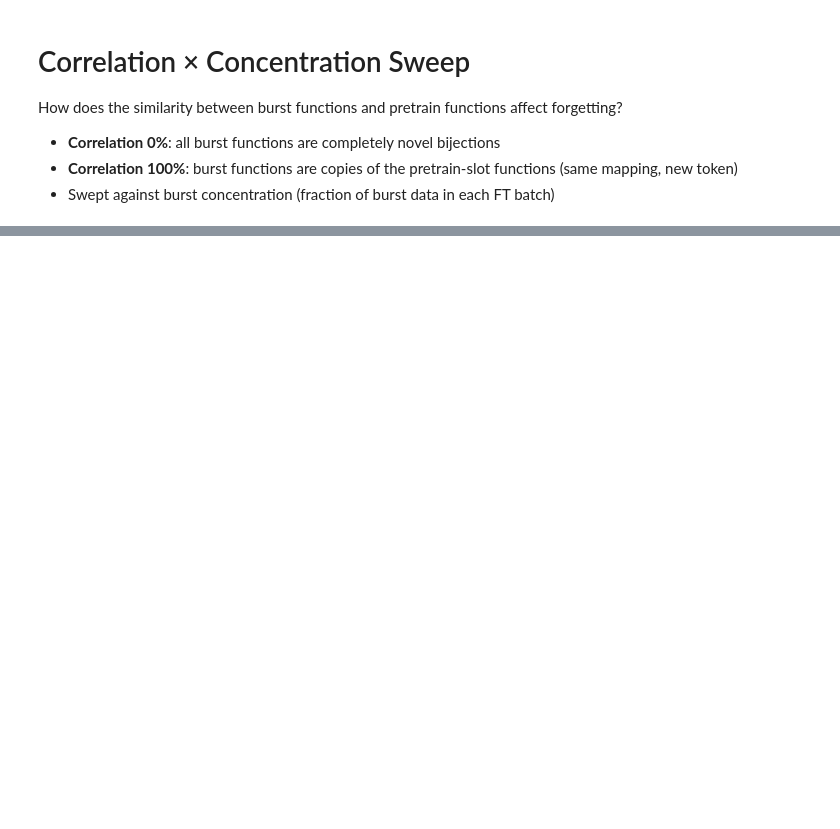
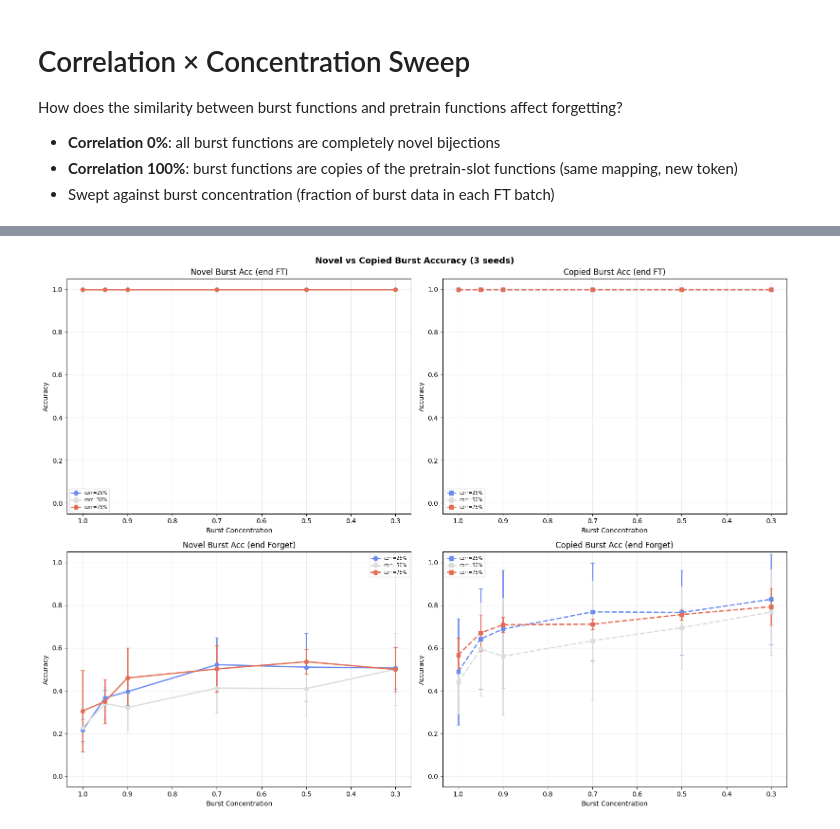
Before and after one commit to ipdimitrov/compositional_capabilities_burst, a Jupyter notebook: notebooks/correlation_concentration_sweep.ipynb, the cells around one changed output, grey strips where cells are left out. Drawn from its saved outputs; the diff is of its cells as text; code cells hidden in the pictures; blank space fills up the shorter version.

```diff
--- a/notebooks/correlation_concentration_sweep.ipynb
+++ b/notebooks/correlation_concentration_sweep.ipynb
@@ -331,0 +347,41 @@ plt.show()
+# %%
+# ── Novel vs Copied burst accuracy breakdown ──
+# Only meaningful for correlations with both novel AND copied functions (25%, 50%, 75%)
+mixed_corrs = [c for c in CORRELATIONS if 0 < c < 1]
+corr_colors_mix = plt.cm.coolwarm(np.linspace(0.15, 0.85, len(mixed_corrs)))
+
+fig, axes = plt.subplots(2, 2, figsize=(16, 12))
+
+for i_c, corr in enumerate(mixed_corrs):
+    c = corr_colors_mix[i_c]
+    lbl = f"corr={int(corr*100)}%"
+    i_corr = CORRELATIONS.index(corr)
+
+    axes[0, 0].errorbar(FRACS, grids_mean["ft_burst_novel_acc"][i_corr],
+                         yerr=grids_std["ft_burst_novel_acc"][i_corr],
+                         fmt="o-", color=c, label=lbl, linewidth=2, capsize=3)
+    axes[0, 1].errorbar(FRACS, grids_mean["ft_burst_copied_acc"][i_corr],
+                         yerr=grids_std["ft_burst_copied_acc"][i_corr],
+                         fmt="s--", color=c, label=lbl, linewidth=2, capsize=3)
+    axes[1, 0].errorbar(FRACS, grids_mean["fg_burst_novel_acc"][i_corr],
+                         yerr=grids_std["fg_burst_novel_acc"][i_corr],
+                         fmt="o-", color=c, label=lbl, linewidth=2, capsize=3)
+    axes[1, 1].errorbar(FRACS, grids_mean["fg_burst_copied_acc"][i_corr],
+                         yerr=grids_std["fg_burst_copied_acc"][i_corr],
+                         fmt="s--", color=c, label=lbl, linewidth=2, capsize=3)
+
+for ax in axes.flatten():
+    ax.set_xlabel("Burst Concentration"); ax.legend(fontsize=7)
+    ax.grid(True, alpha=0.3); ax.invert_xaxis(); ax.set_ylim(-0.05, 1.05)
+
+axes[0, 0].set_title("Novel Burst Acc (end FT)"); axes[0, 0].set_ylabel("Accuracy")
+axes[0, 1].set_title("Copied Burst Acc (end FT)"); axes[0, 1].set_ylabel("Accuracy")
+axes[1, 0].set_title("Novel Burst Acc (end Forget)"); axes[1, 0].set_ylabel("Accuracy")
+axes[1, 1].set_title("Copied Burst Acc (end Forget)"); axes[1, 1].set_ylabel("Accuracy")
+
+fig.suptitle(f"Novel vs Copied Burst Accuracy ({n_seeds} seeds)",
+             fontsize=13, fontweight="bold")
+fig.tight_layout()
+plt.show()
+# %% [output]
+[figure, added]
```
Also changed, not shown: parts of 7 cells of this notebook, 3 other files.
